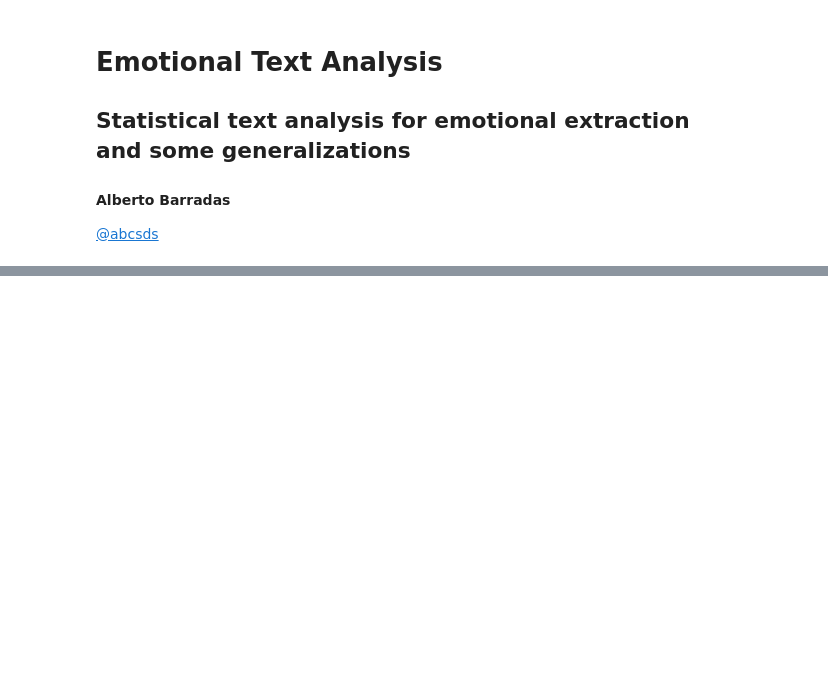
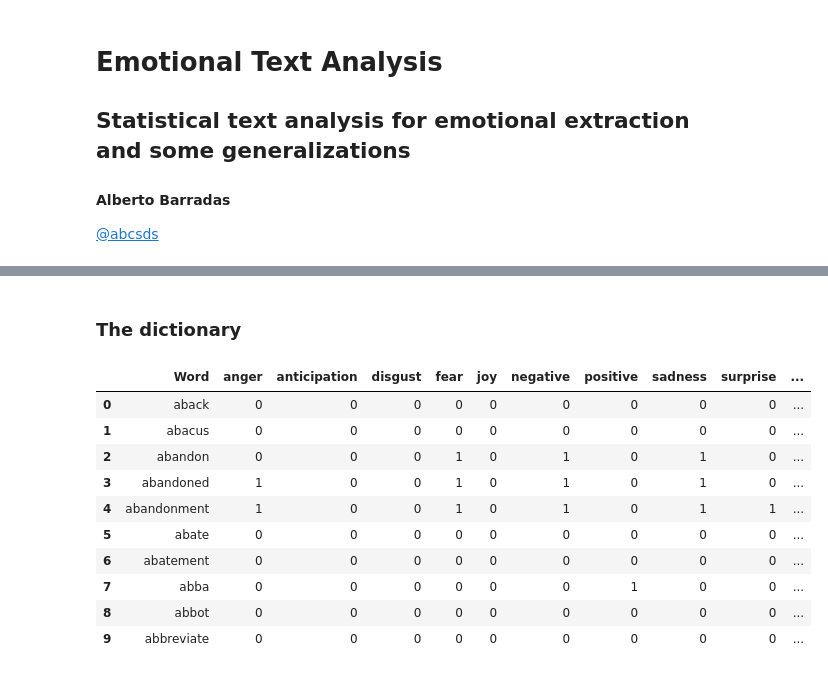
Before and after one commit to abcsds/EmotionInText, a Jupyter notebook: Presentation.ipynb, the cells around one changed output, grey strips where cells are left out. Saved outputs shown, nothing was run; the diff lists cells and outputs as text; code cells hidden in the pictures; blank space fills up the shorter version.

```diff
--- a/Presentation.ipynb
+++ b/Presentation.ipynb
@@ -20,3 +29,5 @@ There are everal theories of emotion, all indicate that emotions are a precursor
+# %% [markdown]
+### The dictionary
 # %%
 import pandas as pd
 import numpy as np
@@ -25,15 +37,27 @@ import string
 # %%
 emotions = ["anger",
             "anticipation",
             "disgust",
             "fear",
             "joy",
             "negative",
             "positive",
             "sadness",
             "surprise",
             "trust"]
 df = pd.read_csv("dict.csv")
-df.head()
+df.head(10)
+# %% [output]
+|  | Word | anger | anticipation | disgust | fear | joy | negative | positive | sadness | surprise | ... |
+| 0 | aback | 0 | 0 | 0 | 0 | 0 | 0 | 0 | 0 | 0 | ... |
+| 1 | abacus | 0 | 0 | 0 | 0 | 0 | 0 | 0 | 0 | 0 | ... |
+| 2 | abandon | 0 | 0 | 0 | 1 | 0 | 1 | 0 | 1 | 0 | ... |
+| 3 | abandoned | 1 | 0 | 0 | 1 | 0 | 1 | 0 | 1 | 0 | ... |
+| 4 | abandonment | 1 | 0 | 0 | 1 | 0 | 1 | 0 | 1 | 1 | ... |
+| 5 | abate | 0 | 0 | 0 | 0 | 0 | 0 | 0 | 0 | 0 | ... |
+| 6 | abatement | 0 | 0 | 0 | 0 | 0 | 0 | 0 | 0 | 0 | ... |
+| 7 | abba | 0 | 0 | 0 | 0 | 0 | 0 | 1 | 0 | 0 | ... |
+| 8 | abbot | 0 | 0 | 0 | 0 | 0 | 0 | 0 | 0 | 0 | ... |
+| 9 | abbreviate | 0 | 0 | 0 | 0 | 0 | 0 | 0 | 0 | 0 | ... |
 # %%
 df[emotions].sum()
```
Also changed, not shown: parts of 32 cells of this notebook.
